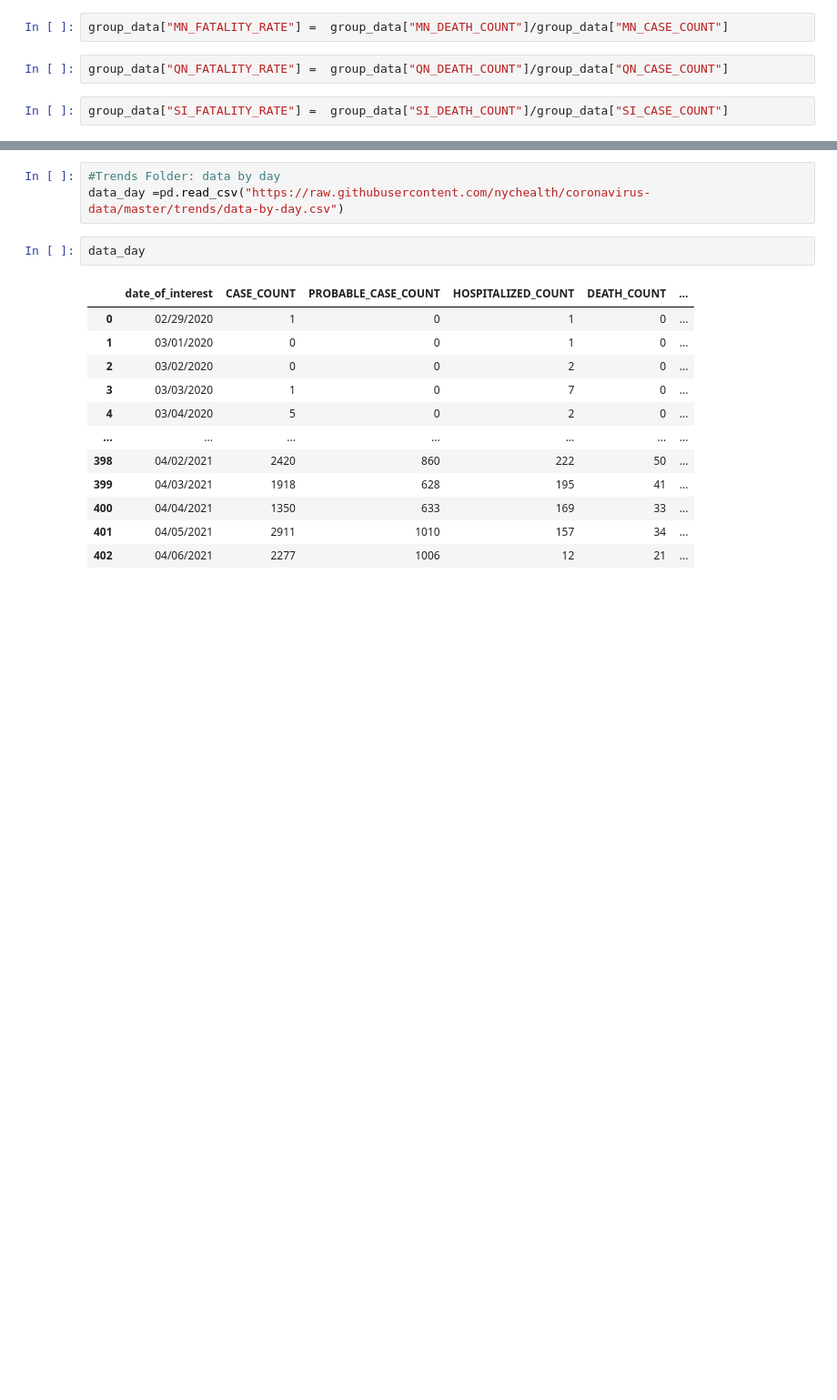
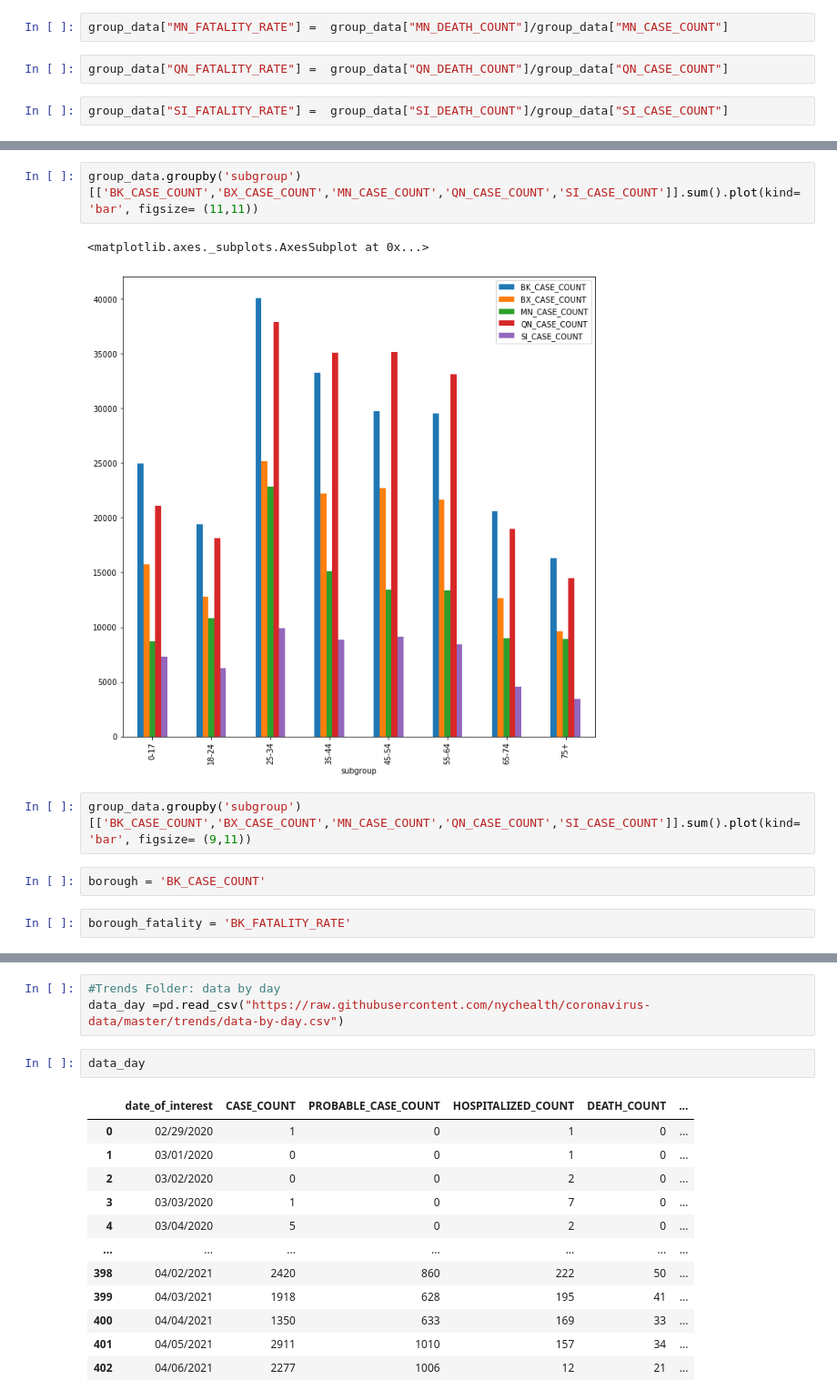
Before and after one commit to stanislava85/CovidReliefDashboard, a Jupyter notebook: second_diagram.ipynb, the cells around one changed output, grey strips where cells are left out. Shown at 91% size. Saved outputs shown, nothing was run; the diff lists cells and outputs as text; blank space fills up the shorter version.

Commit message:
saving changes to 2nd matplotlib

```diff
--- a/second_diagram.ipynb
+++ b/second_diagram.ipynb
@@ -124,0 +159,11 @@ group_data
+# %%
+group_data.groupby('subgroup')[['BK_CASE_COUNT','BX_CASE_COUNT','MN_CASE_COUNT','QN_CASE_COUNT','SI_CASE_COUNT']].sum().plot(kind='bar', figsize= (11,11))
+# %% [output]
+<matplotlib.axes._subplots.AxesSubplot at 0x...>
+[figure, added]
+# %%
+group_data.groupby('subgroup')[['BK_CASE_COUNT','BX_CASE_COUNT','MN_CASE_COUNT','QN_CASE_COUNT','SI_CASE_COUNT']].sum().plot(kind='bar', figsize= (9,11))
+# %%
+borough = 'BK_CASE_COUNT'
+# %%
+borough_fatality = 'BK_FATALITY_RATE'
```
Also changed, not shown: parts of 16 cells of this notebook.
